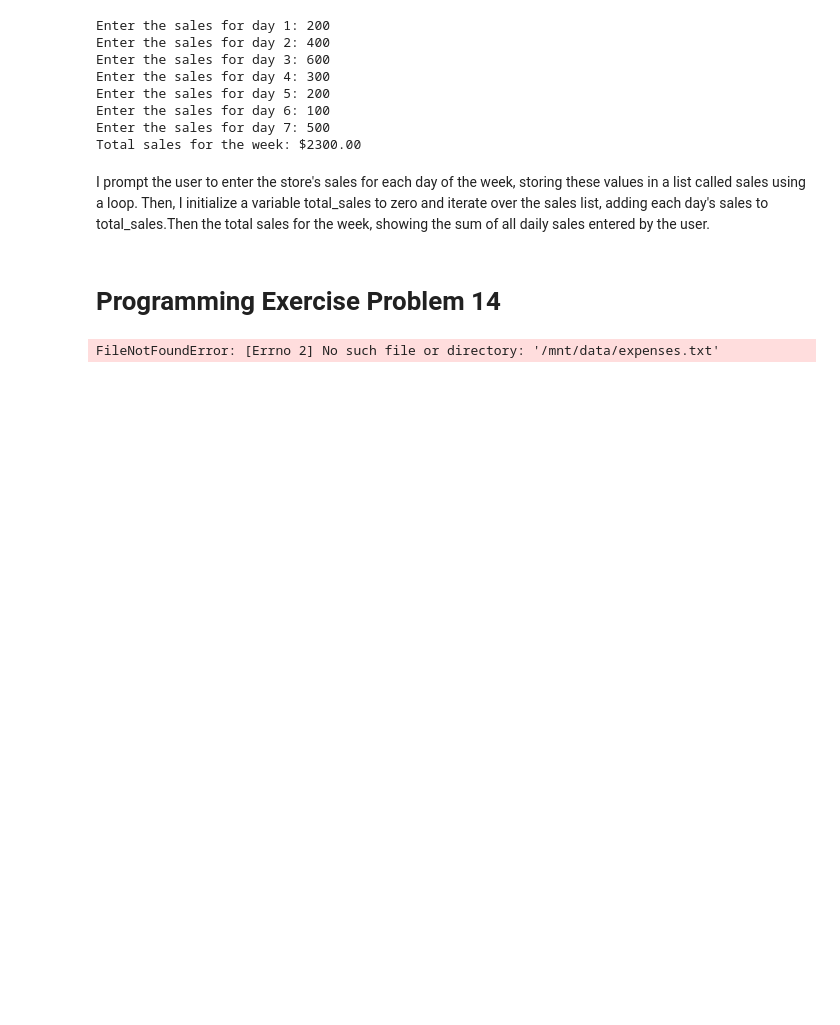
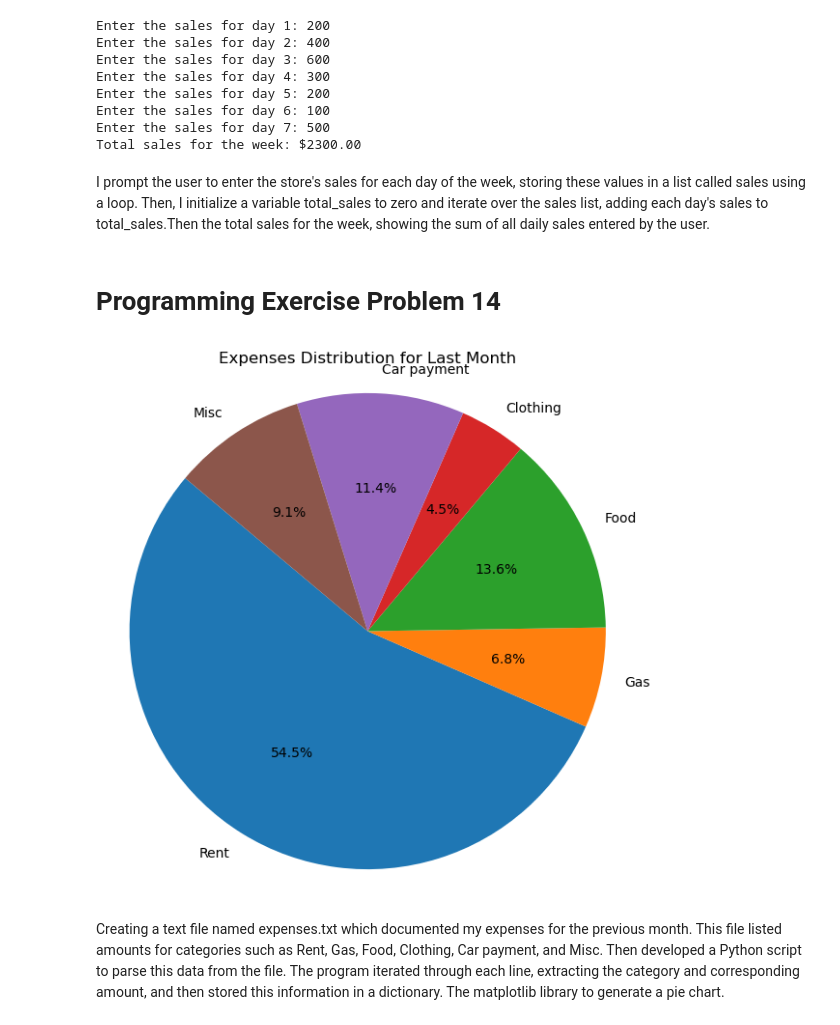
Before and after one commit to NathanSeifert2/CSE, a Jupyter notebook: Chp7Ex.ipynb, the cells around one changed output. Drawn from its saved outputs; the diff is of its cells as text; code cells hidden in the pictures; blank space fills up the shorter version.

```diff
--- a/Chp7Ex.ipynb
+++ b/Chp7Ex.ipynb
@@ -51,33 +51,36 @@ I prompt the user to enter the store's sales for each day of the week, storing t
 import matplotlib.pyplot as plt
 
 # Step 1: Create a text file with the expenses
 expenses_data = """Rent: 1200
 Gas: 150
 Food: 300
 Clothing: 100
 Car payment: 250
 Misc: 200
 """
 
-with open('/mnt/data/expenses.txt', 'w') as file:
+file_path = 'expenses.txt'
+with open(file_path, 'w') as file:
     file.write(expenses_data)
 
 # Step 2: Read data from the file
 expenses = {}
-with open('/mnt/data/expenses.txt', 'r') as file:
+with open(file_path, 'r') as file:
     for line in file:
         category, amount = line.split(':')
         expenses[category.strip()] = float(amount.strip())
 
 # Step 3: Plot the pie chart
 labels = expenses.keys()
 sizes = expenses.values()
 
 plt.figure(figsize=(7, 7))
 plt.pie(sizes, labels=labels, autopct='%1.1f%%', startangle=140)
 plt.axis('equal')  # Equal aspect ratio ensures the pie is drawn as a circle.
 
 plt.title("Expenses Distribution for Last Month")
 plt.show()
 # %% [output]
-FileNotFoundError: [Errno 2] No such file or directory: '/mnt/data/expenses.txt'
+[figure, added]
+# %% [markdown]
+ Creating a text file named expenses.txt which documented my expenses for the previous month. This file listed amounts for categories such as Rent, Gas, Food, Clothing, Car payment, and Misc. Then developed a Python script to parse this data from the file. The program iterated through each line, extracting the category and corresponding amount, and then stored this information in a dictionary. The matplotlib library to generate a pie chart.
```
Also changed, not shown: 1 other file.
